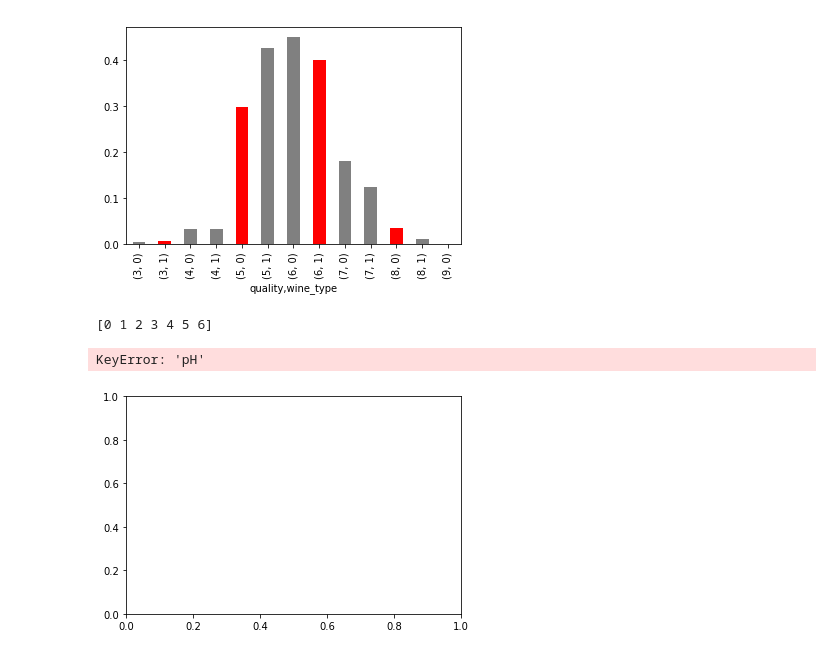
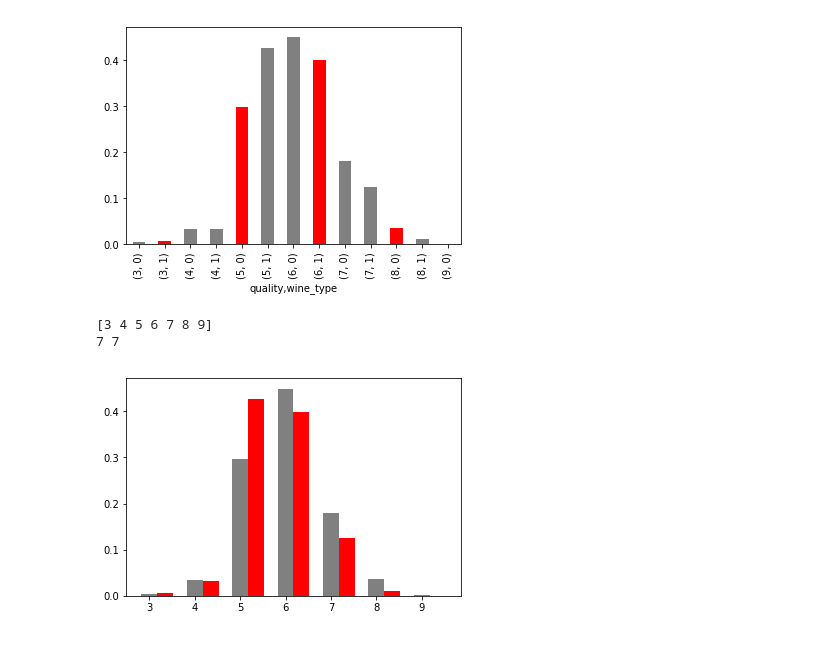
Before and after one commit to PadmarajBhat/DataAnalyst-1, a Jupyter notebook: The Data Analysis Process/Data Analysis Process Notes.ipynb, the cells around one changed output. Saved outputs shown, nothing was run; the diff lists cells and outputs as text; code cells hidden in the pictures.

Commit message:
fix: comparison bar plot fix
- side by side bar plot through subplots

```diff
--- a/The Data Analysis Process/Data Analysis Process Notes.ipynb
+++ b/The Data Analysis Process/Data Analysis Process Notes.ipynb
@@ -503,20 +503,25 @@ proportion.plot(kind='bar', color=['gray', 'red']);
 [figure]
 # %%
 import numpy as np
-fig = plt.figure()
-ax = fig.add_subplot(111)
+'''fig = plt.figure()
+ax = fig.add_subplot(111)'''
+fig, ax= plt.subplots()
 
-ind= np.arange(len(df.quality.unique()))
+#ind= np.arange(len(df.quality.unique()))
+ind = np.array(sorted(df.quality.unique()))
 print((ind))
-#wine_count_red = df[df.wine_type == 0].groupby('quality')['pH'].count()
-wine_count_red = proportion['pH']
+temp_df = pd.DataFrame(proportion).reset_index()
 
-wine_count_white = df[df.wine_type == 1].groupby('quality')['pH'].count()
-print(wine_count_red,wine_count_white)
+wine_count_red = list(temp_df[temp_df.wine_type == 0] .pH)
+wine_count_white = list(temp_df[temp_df.wine_type == 1] .pH)
+wine_count_white.append(0)
+print(len(wine_count_red),len(wine_count_white))
 
-rects1 = ax.bar(ind, wine_count_red, 5, color='royalblue')
-rects2 = ax.bar(ind+5, wine_count_white, 5, color='yellow')
+bar_width = 0.35
+
+rects1 = plt.bar(ind, wine_count_red, bar_width, color='gray')
+rects2 = plt.bar(ind+bar_width, wine_count_white, bar_width, color='red')
 # %% [output]
-[0 1 2 3 4 5 6]
+[3 4 5 6 7 8 9]
+7 7
-KeyError: 'pH'
-[figure, old version]
+[figure, new version]
```
